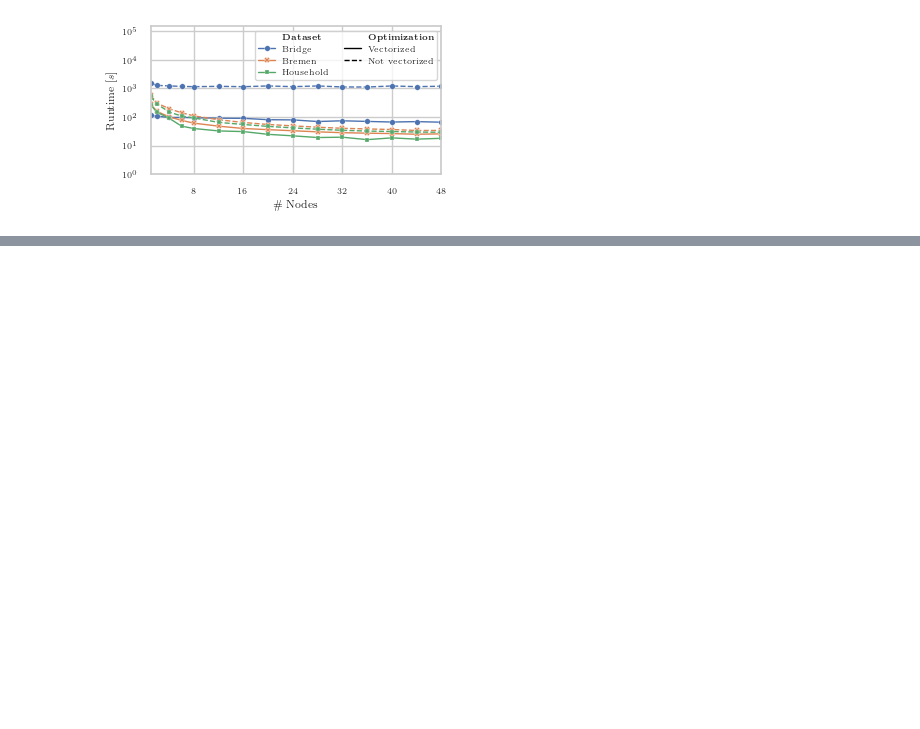
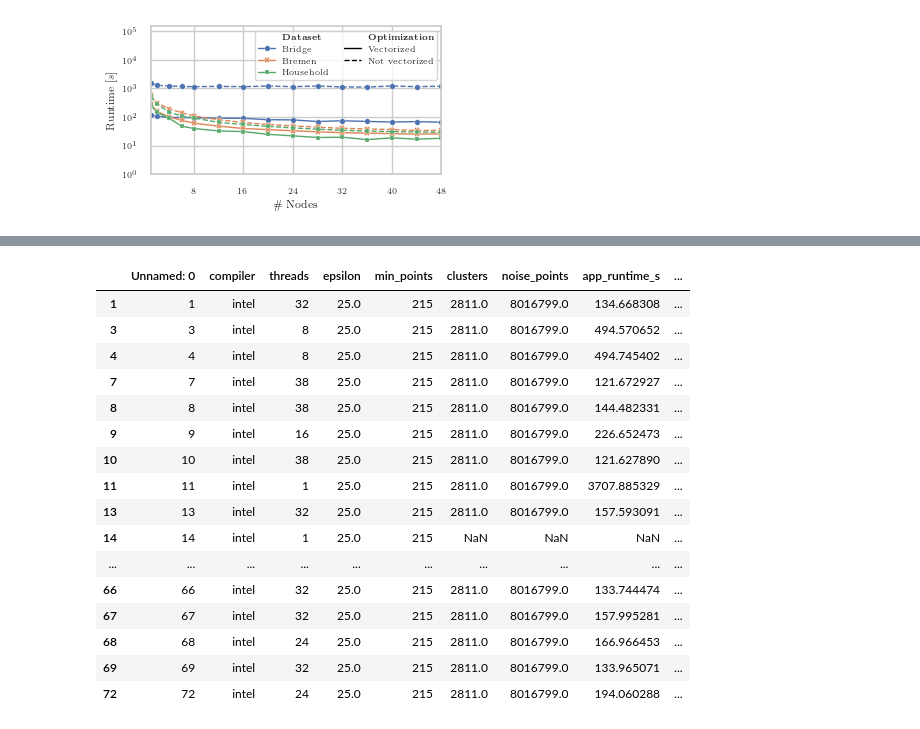
Before and after one commit to JosephArnold/hpdbscan, a Jupyter notebook: plots/VHPDBSCAN-plot.ipynb, the cells around one changed output, grey strips where cells are left out. Drawn from its saved outputs; the diff is of its cells as text; code cells hidden in the pictures; blank space fills up the shorter version.

```diff
--- a/plots/VHPDBSCAN-plot.ipynb
+++ b/plots/VHPDBSCAN-plot.ipynb
@@ -746,0 +779,25 @@ plt.savefig("hybrid_runtime-new.pgf", backend="pgf", dpi=1200)
+# %%
+
+avx_df = pd.read_csv("results_df.csv")
+avx_df.loc[avx_df["avx"].isna(), "avx"] = "Not vectorized"
+avx_df.loc[avx_df["avx"] == "_avx", "avx"] = "Vectorized"
+
+avx_df.loc[avx_df["compiler"] == "intel"]
+# %% [output]
+|  | Unnamed: 0 | compiler | threads | epsilon | min_points | clusters | noise_points | app_runtime_s | ... |
+| 1 | 1 | intel | 32 | 25.0 | 215 | 2811.0 | 8016799.0 | 134.668308 | ... |
+| 3 | 3 | intel | 8 | 25.0 | 215 | 2811.0 | 8016799.0 | 494.570652 | ... |
+| 4 | 4 | intel | 8 | 25.0 | 215 | 2811.0 | 8016799.0 | 494.745402 | ... |
+| 7 | 7 | intel | 38 | 25.0 | 215 | 2811.0 | 8016799.0 | 121.672927 | ... |
+| 8 | 8 | intel | 38 | 25.0 | 215 | 2811.0 | 8016799.0 | 144.482331 | ... |
+| 9 | 9 | intel | 16 | 25.0 | 215 | 2811.0 | 8016799.0 | 226.652473 | ... |
+| 10 | 10 | intel | 38 | 25.0 | 215 | 2811.0 | 8016799.0 | 121.627890 | ... |
+| 11 | 11 | intel | 1 | 25.0 | 215 | 2811.0 | 8016799.0 | 3707.885329 | ... |
+| 13 | 13 | intel | 32 | 25.0 | 215 | 2811.0 | 8016799.0 | 157.593091 | ... |
+| 14 | 14 | intel | 1 | 25.0 | 215 | NaN | NaN | NaN | ... |
+| ... | ... | ... | ... | ... | ... | ... | ... | ... | ... |
+| 66 | 66 | intel | 32 | 25.0 | 215 | 2811.0 | 8016799.0 | 133.744474 | ... |
+| 67 | 67 | intel | 32 | 25.0 | 215 | 2811.0 | 8016799.0 | 157.995281 | ... |
+| 68 | 68 | intel | 24 | 25.0 | 215 | 2811.0 | 8016799.0 | 166.966453 | ... |
+| 69 | 69 | intel | 32 | 25.0 | 215 | 2811.0 | 8016799.0 | 133.965071 | ... |
+| 72 | 72 | intel | 24 | 25.0 | 215 | 2811.0 | 8016799.0 | 194.060288 | ... |
```
Also changed, not shown: parts of 16 cells of this notebook.
